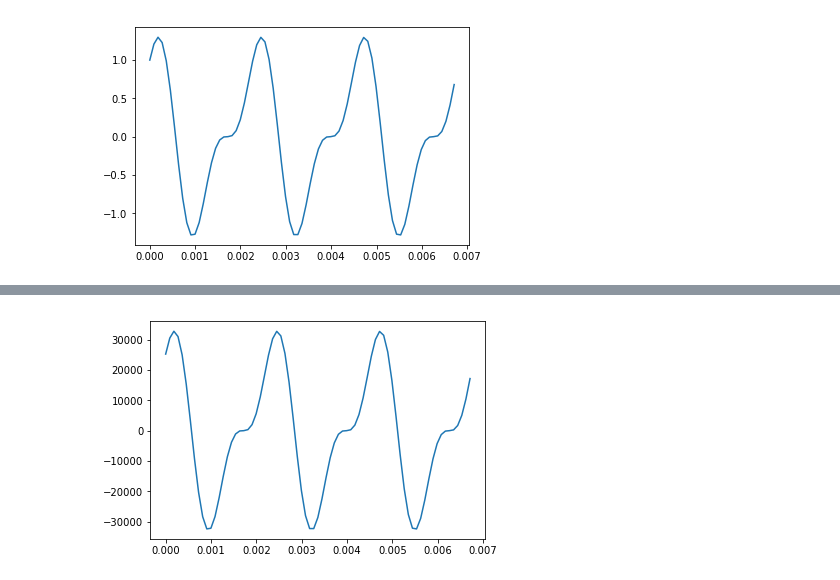
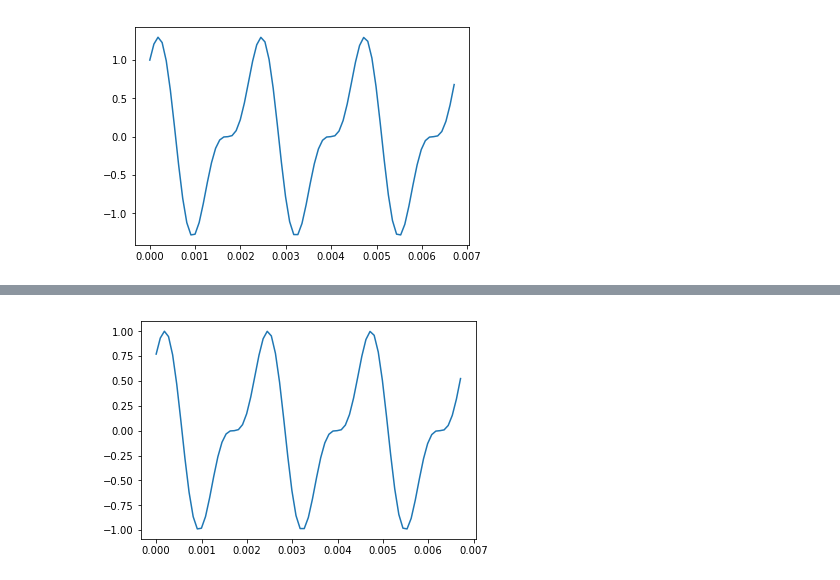
Before and after one commit to alejandrox1/numerical_computing, a Jupyter notebook: signal_processing/00-basics.ipynb, the cells around one changed output, grey strips where cells are left out. Saved outputs shown, nothing was run; the diff lists cells and outputs as text; code cells hidden in the pictures.

```diff
--- a/signal_processing/00-basics.ipynb
+++ b/signal_processing/00-basics.ipynb
@@ -75,9 +75,8 @@ class Wave:
         amp : float
             Max amplitude (pos or neg) in result.
         """
-        ys = self.ys
-        high, low = abs(max(ys)), abs(min(ys))
-        return amp * ys / max(high, low)
+        high, low = abs(max(self.ys)), abs(min(self.ys))
+        self.ys = amp * self.ys / max(high, low)
 
     def quantize(self, bound, dtype):
         """ Quantize waveform.
@@ -89,12 +88,11 @@ class Wave:
 
         returns: quantized signal
         """
-        ys = self.ys
-        if max(ys) > 1 or min(ys) < -1:
-            print("Warning: normalizing before quantizing.")
-            ys = self.normalize(amp=1.0)
+        if max(self.ys) > 1 or min(self.ys) < -1:
+            print("Normalizing before quantizing.")
+            self.normalize(amp=1.0)
 
-        zs = (ys * bound).astype(dtype)
+        zs = (self.ys * bound).astype(dtype)
         return zs
 # %%
 class Signal(ABC):
@@ -102,8 +100,6 @@ class Signal(ABC):
         super().__init__()
 
     def __add__(self, other):
-        if other == 0:
-            return self
         return SumSignal(self, other)
     __radd__ = __add__
 
@@ -226,5 +222,9 @@ cos_sig = CosSignal(freq=440, amp=1.0, offset=0)
 sin_sig = SinSignal(freq=880, amp=0.5, offset=0)
 # %%
 mix = cos_sig + sin_sig
+# %%
+def plot_wave(wave):
+    plt.plot(wave.ts, wave.ys)
+    plt.show();
 # %%
 wave = mix.make_wave(duration=0.5, start=0, framerate=11025)
@@ -352,7 +350,6 @@ Warning: normalizing before quantizing.
 # %%
 readed = read_wave()
 readed = readed.segment(start=0, duration=mix.period * 3)
-plt.plot(readed.ts, readed.ys)
-plt.show();
+plot_wave(readed)
 # %% [output]
-[figure, old version]
+[figure, new version]
```
Also changed, not shown: parts of 8 cells of this notebook.
